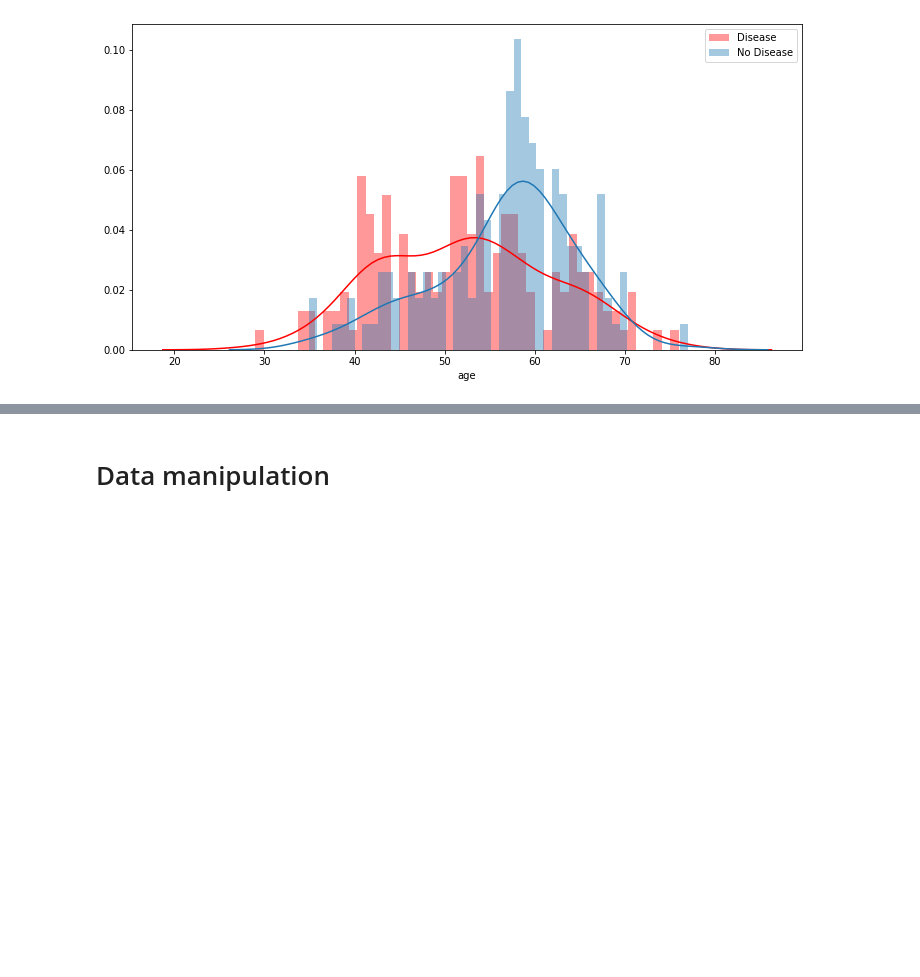
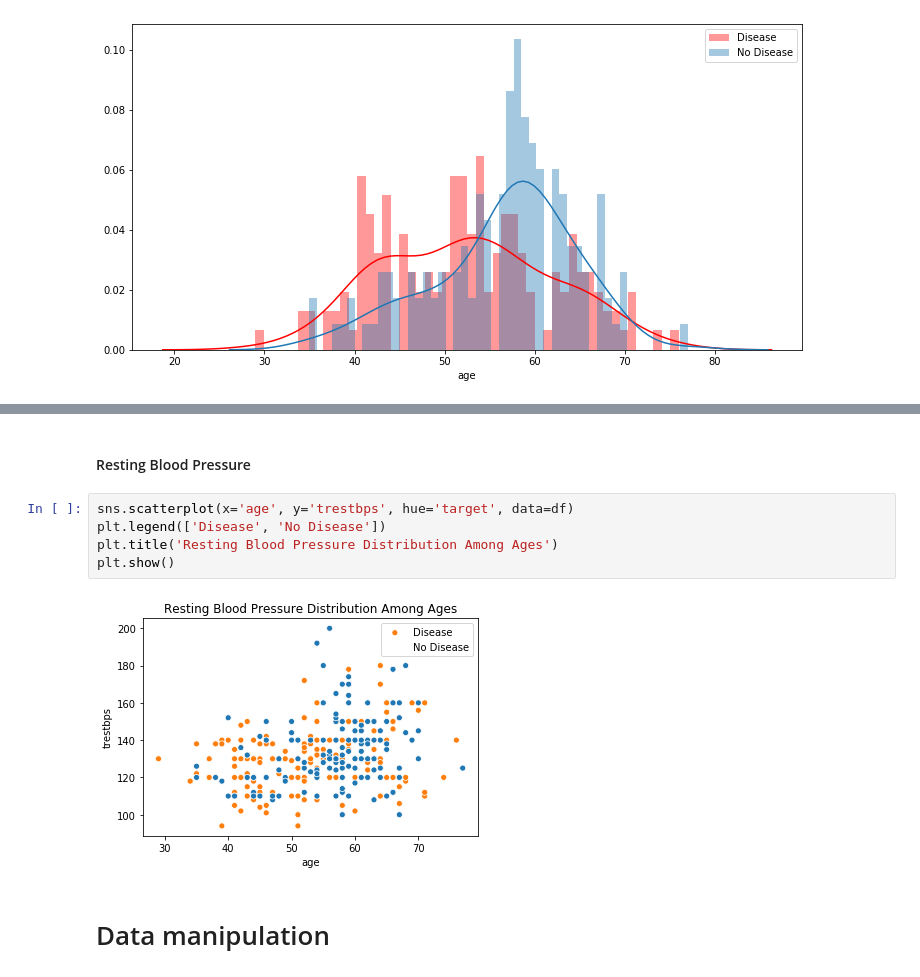
Before and after one commit to hitiminid/heart-disease-dataset, a Jupyter notebook: Heart Disease.ipynb, the cells around one changed output, grey strips where cells are left out. Drawn from its saved outputs; the diff is of its cells as text; blank space fills up the shorter version.

```diff
--- a/Heart Disease.ipynb
+++ b/Heart Disease.ipynb
@@ -201,3 +206,12 @@ plt.show()
+# %% [markdown]
+#### Resting Blood Pressure
+# %%
+sns.scatterplot(x='age', y='trestbps', hue='target', data=df)
+plt.legend(['Disease', 'No Disease'])
+plt.title('Resting Blood Pressure Distribution Among Ages')
+plt.show()
+# %% [output]
+[figure, added]
 # %% [markdown]
 # Data manipulation
 # %% [markdown]
```
Also changed, not shown: parts of 38 cells of this notebook.
